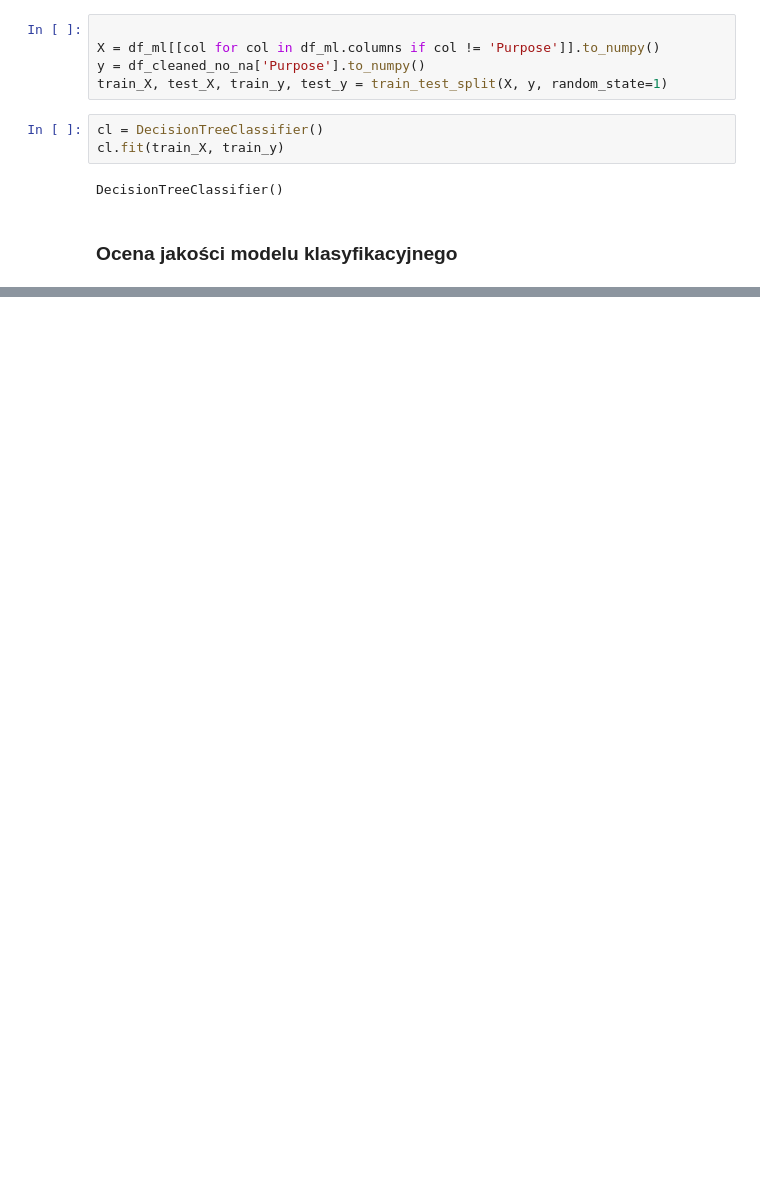
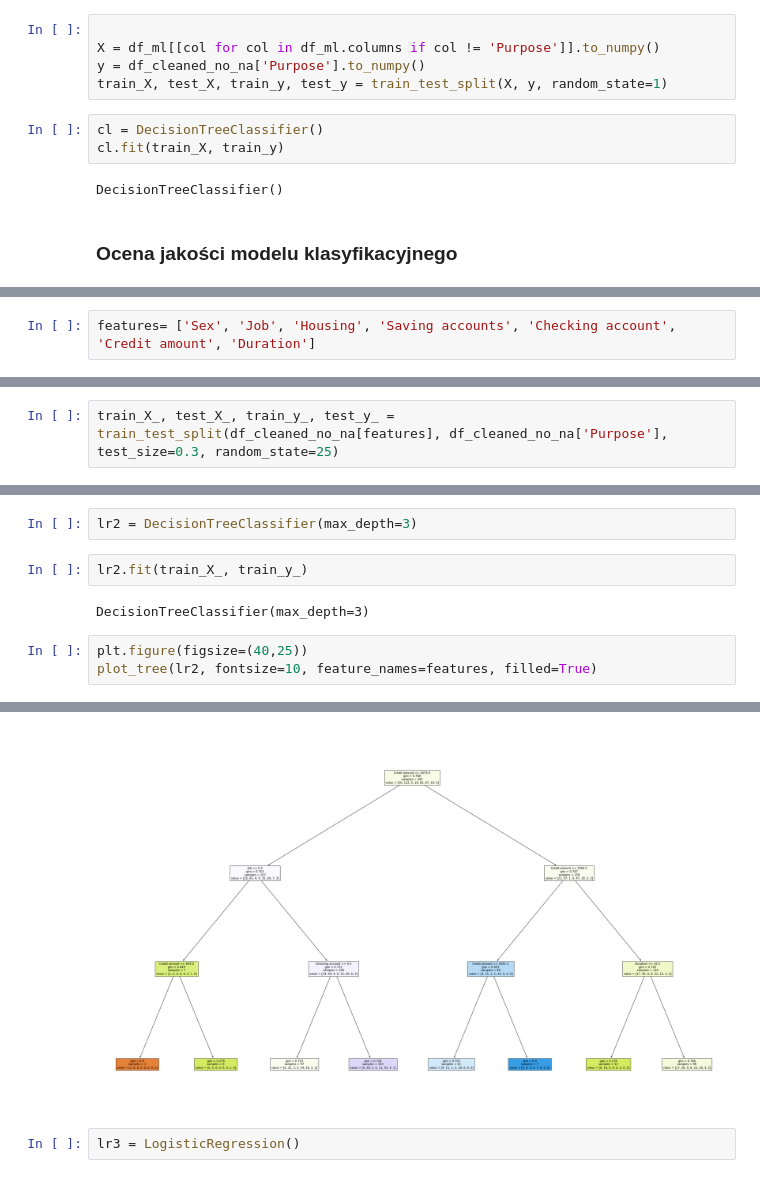
Before and after one commit to SebastianPiasecki/DataScience-ML_German_Credit_Dat, a Jupyter notebook: PD_8.ipynb, the cells around one changed output, grey strips where cells are left out. Saved outputs shown, nothing was run; the diff lists cells and outputs as text; blank space fills up the shorter version.

```diff
--- a/PD_8.ipynb
+++ b/PD_8.ipynb
@@ -295,0 +402,2 @@ Accuracy: 0.31297710
+# %%
+features= ['Sex', 'Job', 'Housing', 'Saving accounts', 'Checking account', 'Credit amount', 'Duration']
@@ -295,0 +408,2 @@ Accuracy: 0.31297710
+# %%
+train_X_, test_X_, train_y_, test_y_ = train_test_split(df_cleaned_no_na[features], df_cleaned_no_na['Purpose'], test_size=0.3, random_state=25)
@@ -295,0 +419,10 @@ Accuracy: 0.31297710
+# %%
+lr2 = DecisionTreeClassifier(max_depth=3)
+# %%
+lr2.fit(train_X_, train_y_)
+# %% [output]
+DecisionTreeClassifier(max_depth=3)
+# %%
+plt.figure(figsize=(40,25))
+plot_tree(lr2, fontsize=10, feature_names=features, filled=True)
+# %% [output]
@@ -295,0 +444,3 @@ Accuracy: 0.31297710
+[figure, added]
+# %%
+lr3 = LogisticRegression()
```
Also changed, not shown: parts of 16 cells of this notebook.
